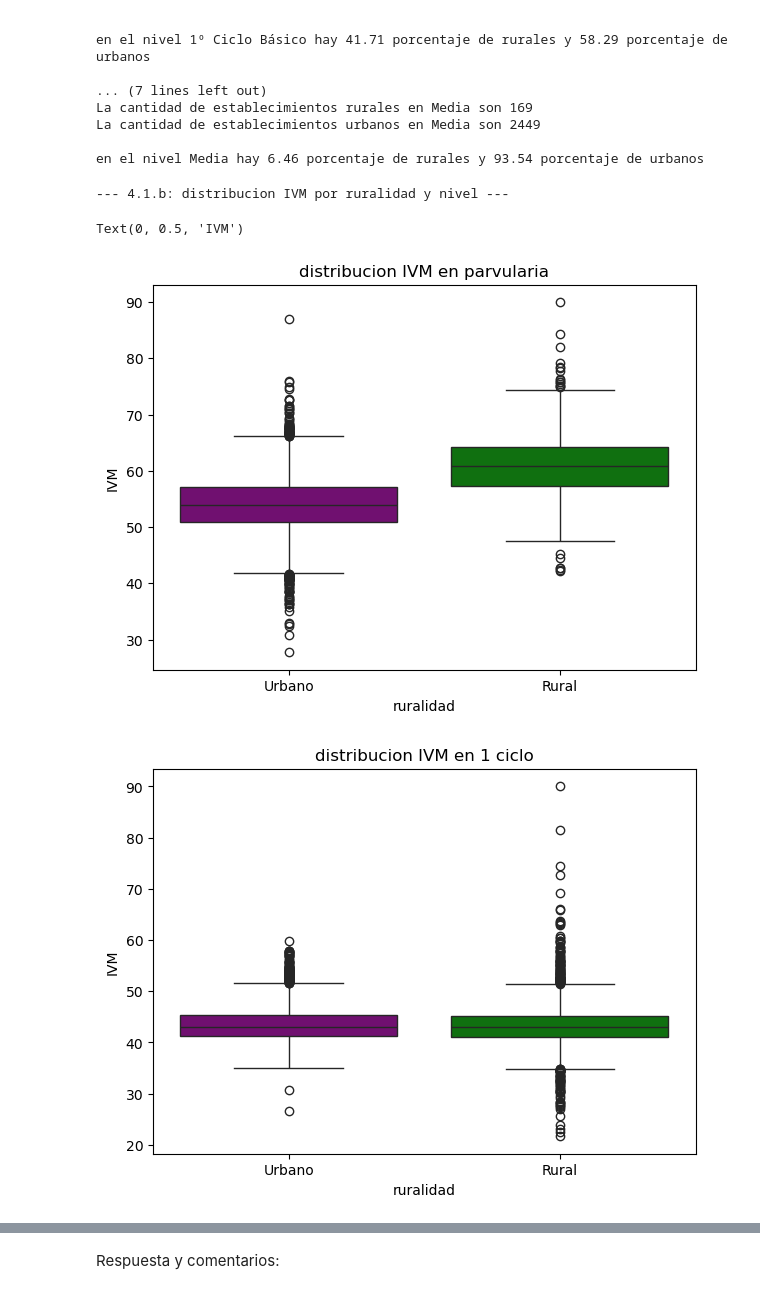
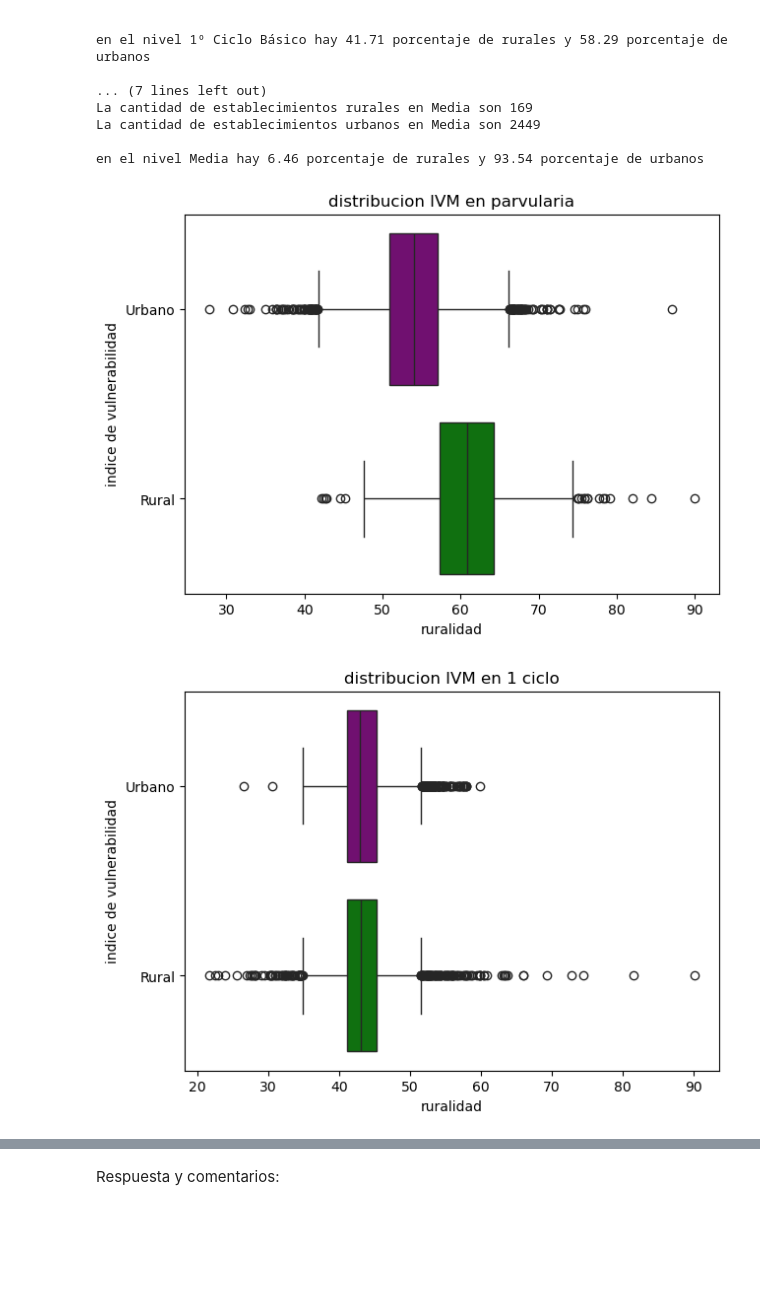
Before and after one commit to esteban78009/IMT2200-Esteban-Cortes, a Jupyter notebook: tareas/tarea 03/IMT2200-25s2 - Tarea 03.ipynb, the cells around one changed output, grey strips where cells are left out. Saved outputs shown, nothing was run; the diff lists cells and outputs as text; code cells hidden in the pictures; blank space fills up the shorter version.

```diff
--- a/tareas/tarea 03/IMT2200-25s2 - Tarea 03.ipynb
+++ b/tareas/tarea 03/IMT2200-25s2 - Tarea 03.ipynb
@@ -244,32 +240,31 @@ La cantidad de establecimientos urbanos en Media son 2449
 
 en el nivel Media hay 6.46 porcentaje de rurales y 93.54 porcentaje de urbanos
 # %%
-print("--- 4.1.b: distribucion IVM por ruralidad y nivel ---")
 plt.figure(figsize=(7, 5))
-sns.boxplot(data=df['Parvularia'], x='DS_RURALIDAD', y='IVM Establecimiento', palette=['purple', 'green'], hue='DS_RURALIDAD', legend=False)
-plt.title('distribucion IVM en parvularia')
-plt.xlabel('ruralidad')
-plt.ylabel('IVM')
+sns.boxplot(data=df["Parvularia"], x="IVM Establecimiento", y="DS_RURALIDAD", palette=["purple", "green"], hue="DS_RURALIDAD", legend=False)
+plt.title("distribucion IVM en parvularia")
+plt.xlabel("ruralidad")
+plt.ylabel("indice de vulnerabilidad")
+
 plt.figure(figsize=(7, 5))
+sns.boxplot(data=df["1º Ciclo Básico"], x="IVM Establecimiento", y="DS_RURALIDAD", palette=["purple", "green"], hue="DS_RURALIDAD", legend=False)
+plt.title("distribucion IVM en 1 ciclo")
+plt.xlabel("ruralidad")
+plt.ylabel("indice de vulnerabilidad")
 
-sns.boxplot(data=df['1º Ciclo Básico'], x='DS_RURALIDAD', y='IVM Establecimiento', palette=['purple', 'green'], hue='DS_RURALIDAD', legend=False)
-plt.title('distribucion IVM en 1 ciclo')
-plt.xlabel('ruralidad')
-plt.ylabel('IVM')
 plt.figure(figsize=(7, 5))
+sns.boxplot(data=df["2º Ciclo Básico"], x="IVM Establecimiento", y="DS_RURALIDAD", palette=["purple", "green"], hue="DS_RURALIDAD", legend=False)
+plt.title("distribucion IVM en 2 ciclo")
+plt.xlabel("ruralidad")
+plt.ylabel("indice de vulnerabilidad")
 
-sns.boxplot(data=df['2º Ciclo Básico'], x='DS_RURALIDAD', y='IVM Establecimiento', palette=['purple', 'green'], hue='DS_RURALIDAD', legend=False)
-plt.title('distribucion IVM en 2 ciclo')
-plt.xlabel('ruralidad')
-plt.ylabel('IVM')
 plt.figure(figsize=(7, 5))
+sns.boxplot(data=df["Media"], x="IVM Establecimiento", y="DS_RURALIDAD", palette=["purple", "green"], hue="DS_RURALIDAD", legend=False)
+plt.title("distribucion IVM en media")
+plt.xlabel("ruralidad")
+plt.ylabel("indice de vulnerabilidad")
 
-sns.boxplot(data=df['Media'], x='DS_RURALIDAD', y='IVM Establecimiento', palette=['purple', 'green'], hue='DS_RURALIDAD', legend=False)
-plt.title('distribucion IVM en media')
-plt.xlabel('ruralidad')
-plt.ylabel('IVM')
+plt.show()
 # %% [output]
---- 4.1.b: distribucion IVM por ruralidad y nivel ---
-Text(0, 0.5, 'IVM')
-[figure, old version]
+[figure, new version]
-[figure, old version]
+[figure, new version]
```
Also changed, not shown: parts of 11 cells of this notebook.
